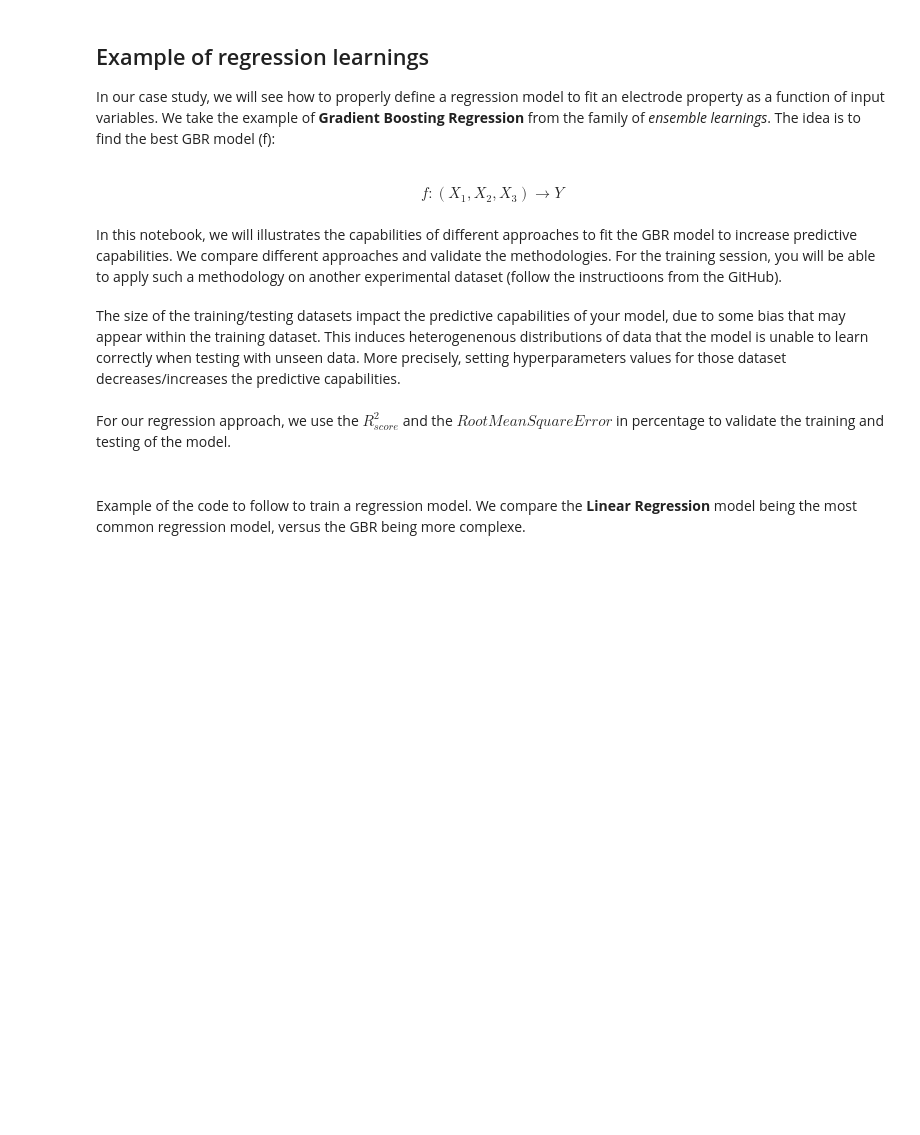
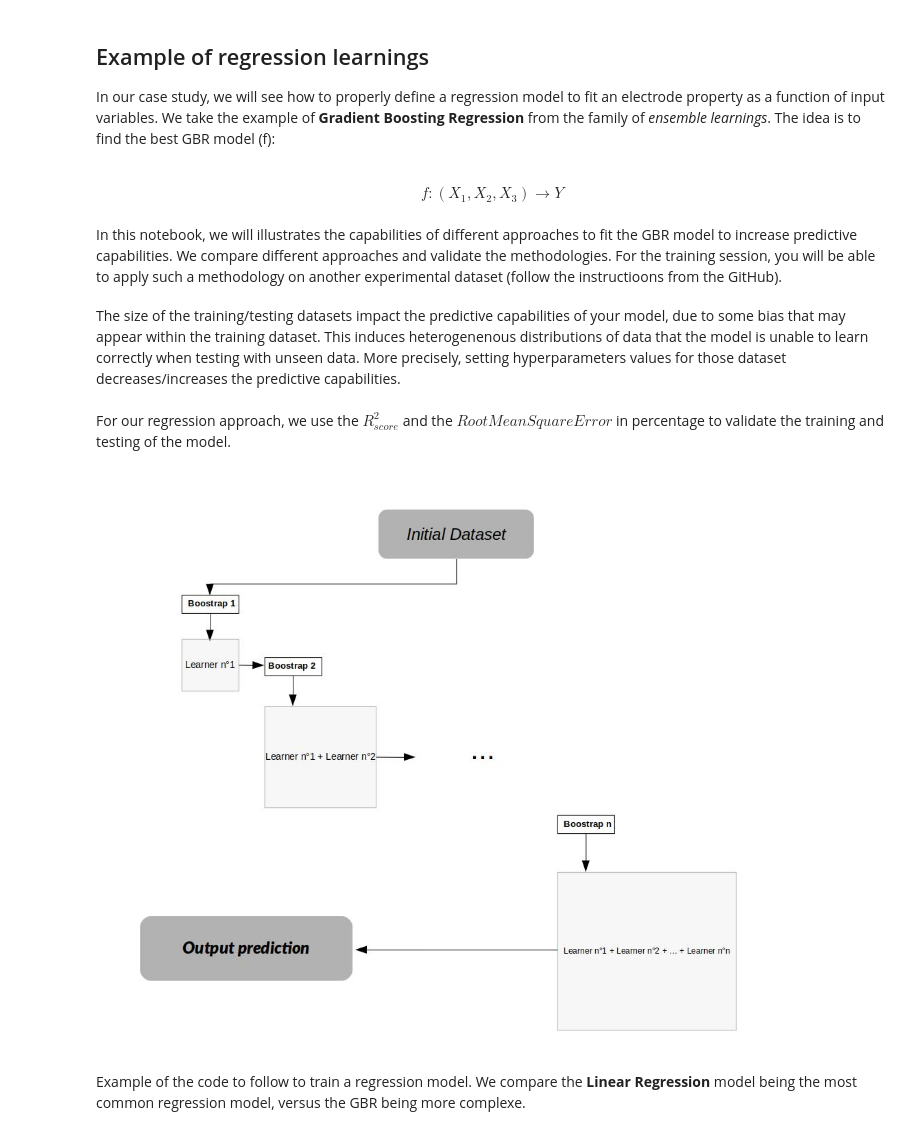
Before and after one commit to MarcDuquesnoy/AIWorkshop, a Jupyter notebook: Python/training-example.ipynb, the cells around one changed output. Cells and saved outputs as stored; diff of their text form; code cells hidden in the pictures; blank space fills up the shorter version.

```diff
--- a/Python/training-example.ipynb
+++ b/Python/training-example.ipynb
@@ -46,6 +46,10 @@ In this notebook, we will illustrates the capabilities of different approaches t
 # %% [markdown]
 The size of the training/testing datasets impact the predictive capabilities of your model, due to some bias that may appear within the training dataset. This induces heterogenenous distributions of data that the model is unable to learn correctly when testing with unseen data. More precisely, setting hyperparameters values for those dataset decreases/increases the predictive capabilities.<br><br>
 For our regression approach, we use the $R^2_{score}$ and the $Root Mean Square Error$ in percentage to validate the training and testing of the model.<br><br>
+# %%
+Image(filename="../resources/boosting-example.jpeg")
+# %% [output]
+[figure, added]
 # %% [markdown]
 Example of the code to follow to train a regression model. We compare the **Linear Regression** model being the most common regression model, versus the GBR being more complexe.
 # %%
```
Also changed, not shown: 3 other files.
